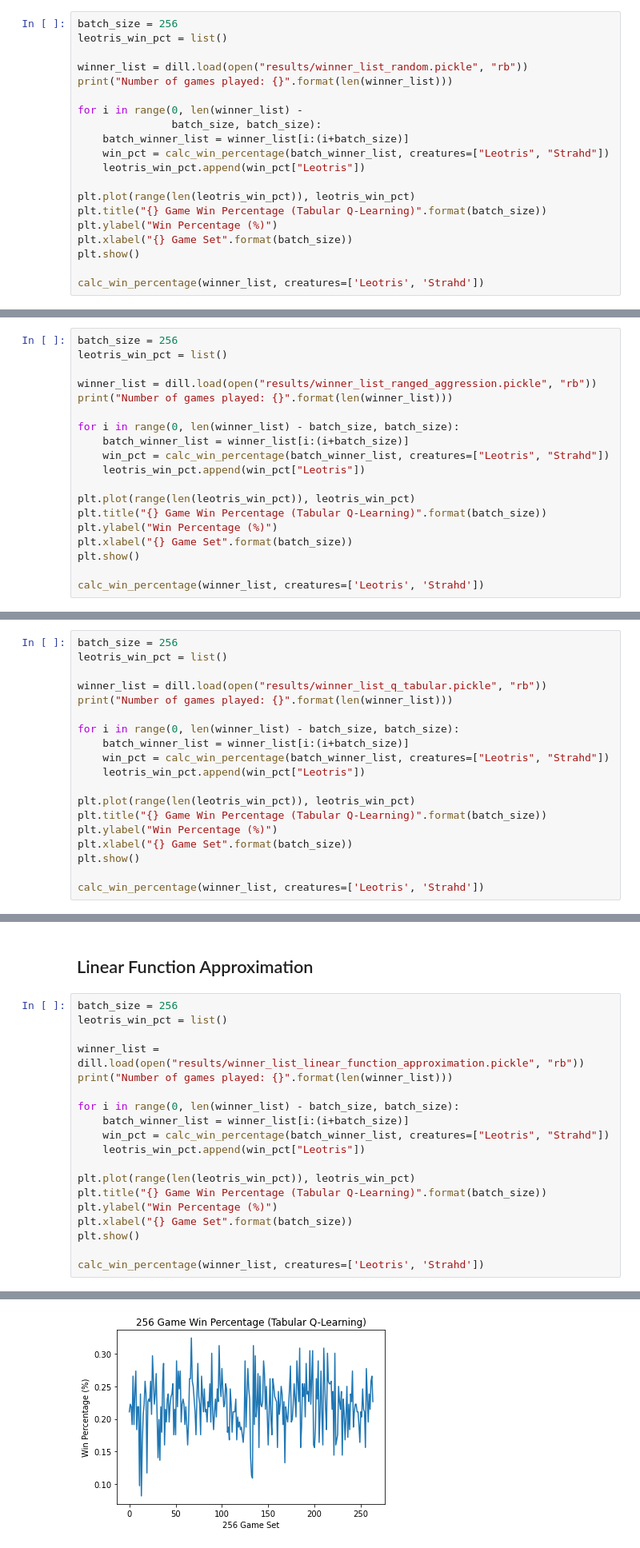
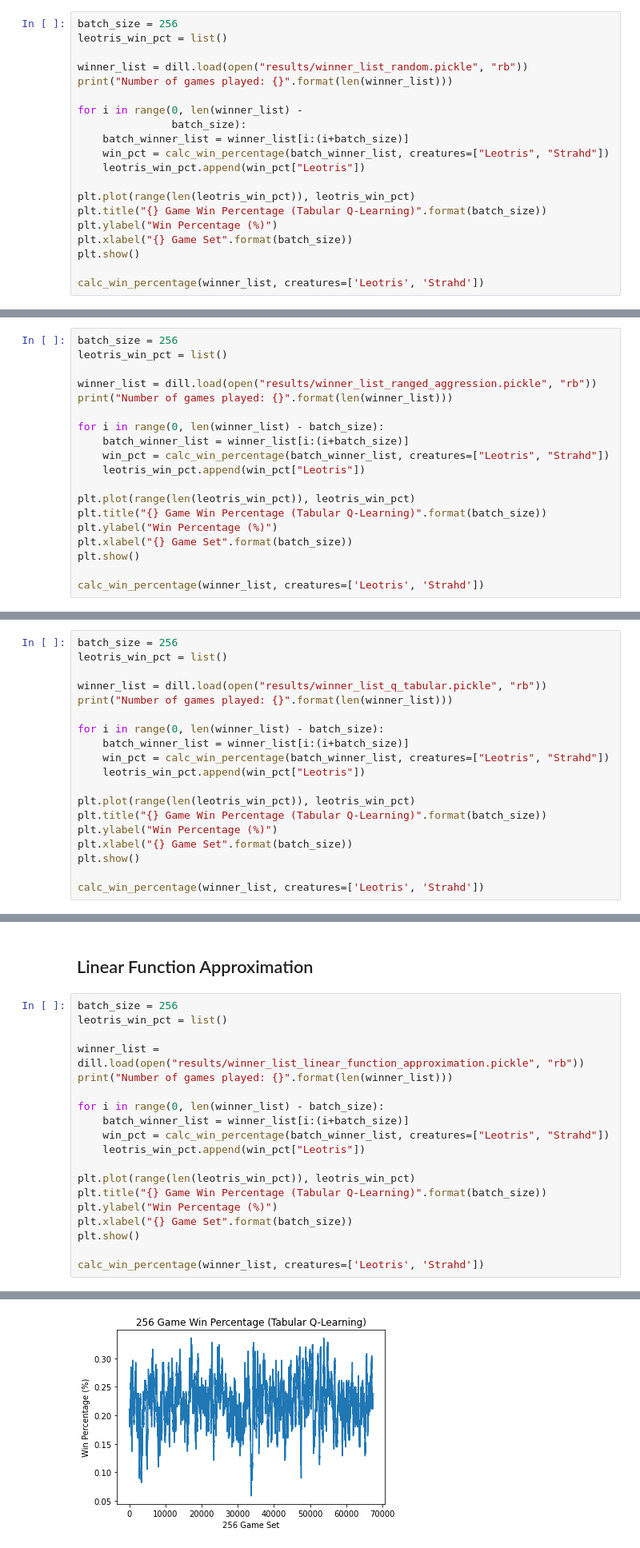
Before and after one commit to AndrewLim1990/dungeonsNdata, a Jupyter notebook: analysis.ipynb, the cells around one changed output, grey strips where cells are left out. Shown: that part at 80% size. Saved outputs shown, nothing was run; the diff lists cells and outputs as text.

```diff
--- a/analysis.ipynb
+++ b/analysis.ipynb
@@ -34,7 +34,7 @@ winner_list = dill.load(open("results/winner_list_random.pickle", "rb"))
 print("Number of games played: {}".format(len(winner_list)))
 
 for i in range(0, len(winner_list) -
-               batch_size, batch_size):
+               batch_size):
     batch_winner_list = winner_list[i:(i+batch_size)]
     win_pct = calc_win_percentage(batch_winner_list, creatures=["Leotris", "Strahd"])
     leotris_win_pct.append(win_pct["Leotris"])
@@ -59,7 +59,7 @@ leotris_win_pct = list()
 winner_list = dill.load(open("results/winner_list_ranged_aggression.pickle", "rb"))
 print("Number of games played: {}".format(len(winner_list)))
 
-for i in range(0, len(winner_list) - batch_size, batch_size):
+for i in range(0, len(winner_list) - batch_size):
     batch_winner_list = winner_list[i:(i+batch_size)]
     win_pct = calc_win_percentage(batch_winner_list, creatures=["Leotris", "Strahd"])
     leotris_win_pct.append(win_pct["Leotris"])
@@ -84,7 +84,7 @@ leotris_win_pct = list()
 winner_list = dill.load(open("results/winner_list_q_tabular.pickle", "rb"))
 print("Number of games played: {}".format(len(winner_list)))
 
-for i in range(0, len(winner_list) - batch_size, batch_size):
+for i in range(0, len(winner_list) - batch_size):
     batch_winner_list = winner_list[i:(i+batch_size)]
     win_pct = calc_win_percentage(batch_winner_list, creatures=["Leotris", "Strahd"])
     leotris_win_pct.append(win_pct["Leotris"])
@@ -105,25 +105,25 @@ Number of games played: 7100
 # %%
 batch_size = 256
 leotris_win_pct = list()
 
 winner_list = dill.load(open("results/winner_list_linear_function_approximation.pickle", "rb"))
 print("Number of games played: {}".format(len(winner_list)))
 
-for i in range(0, len(winner_list) - batch_size, batch_size):
+for i in range(0, len(winner_list) - batch_size):
     batch_winner_list = winner_list[i:(i+batch_size)]
     win_pct = calc_win_percentage(batch_winner_list, creatures=["Leotris", "Strahd"])
     leotris_win_pct.append(win_pct["Leotris"])
 
 plt.plot(range(len(leotris_win_pct)), leotris_win_pct)
 plt.title("{} Game Win Percentage (Tabular Q-Learning)".format(batch_size))
 plt.ylabel("Win Percentage (%)")
 plt.xlabel("{} Game Set".format(batch_size))
 plt.show()
 
 calc_win_percentage(winner_list, creatures=['Leotris', 'Strahd'])
 # %% [output]
 Number of games played: 67600
-[figure, old version]
+[figure, new version]
 {'Leotris': 0.22146449704142013, 'Strahd': 0.7785355029585799}
 # %% [markdown]
 ### DQN
```
Also changed, not shown: parts of 4 cells of this notebook, 4 other files.
